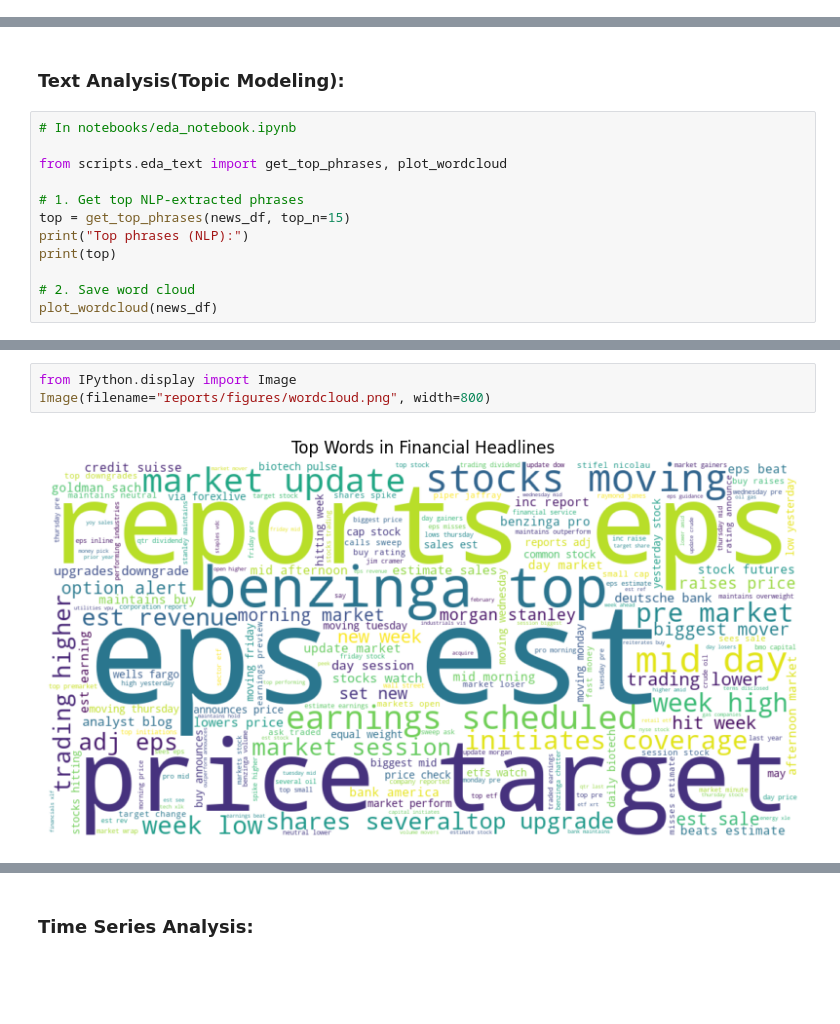
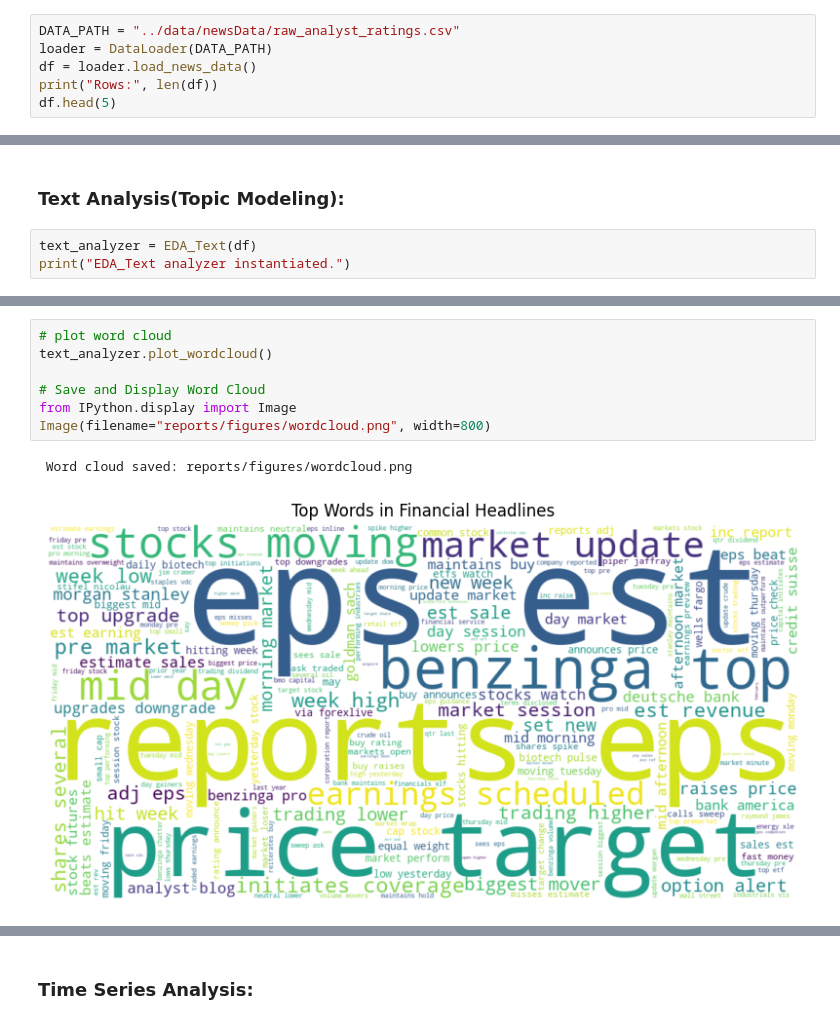
Before and after one commit to muhajirhualis/KAIM_Week1, a Jupyter notebook: notebooks/eda_notebook.ipynb, the cells around one changed output, grey strips where cells are left out. Drawn from its saved outputs; the diff is of its cells as text; blank space fills up the shorter version.

```diff
--- a/notebooks/eda_notebook.ipynb
+++ b/notebooks/eda_notebook.ipynb
@@ -34,0 +27,6 @@ news_df.head()
+# %%
+DATA_PATH = "../data/newsData/raw_analyst_ratings.csv"
+loader = DataLoader(DATA_PATH)
+df = loader.load_news_data()
+print("Rows:", len(df))
+df.head(5)
@@ -91,15 +109,6 @@ Notable spike on [date] — may correlate with [event, e.g., Fed announcement].
 # %% [markdown]
 ### Text Analysis(Topic Modeling):
 # %%
-# In notebooks/eda_notebook.ipynb
-
-from scripts.eda_text import get_top_phrases, plot_wordcloud
-
-# 1. Get top NLP-extracted phrases
-top = get_top_phrases(news_df, top_n=15)
-print("Top phrases (NLP):")
-print(top)
-
-# 2. Save word cloud
-plot_wordcloud(news_df)
+text_analyzer = EDA_Text(df)
+print("EDA_Text analyzer instantiated.")
 # %% [output]
@@ -124,5 +144,10 @@ Top phrases (NLP):
 # %%
+# plot word cloud
+text_analyzer.plot_wordcloud()
+
+# Save and Display Word Cloud
 from IPython.display import Image
 Image(filename="reports/figures/wordcloud.png", width=800)
 # %% [output]
+ Word cloud saved: reports/figures/wordcloud.png
-[figure, old version]
+[figure, new version]
```
Also changed, not shown: parts of 33 cells of this notebook, 23 other files.
